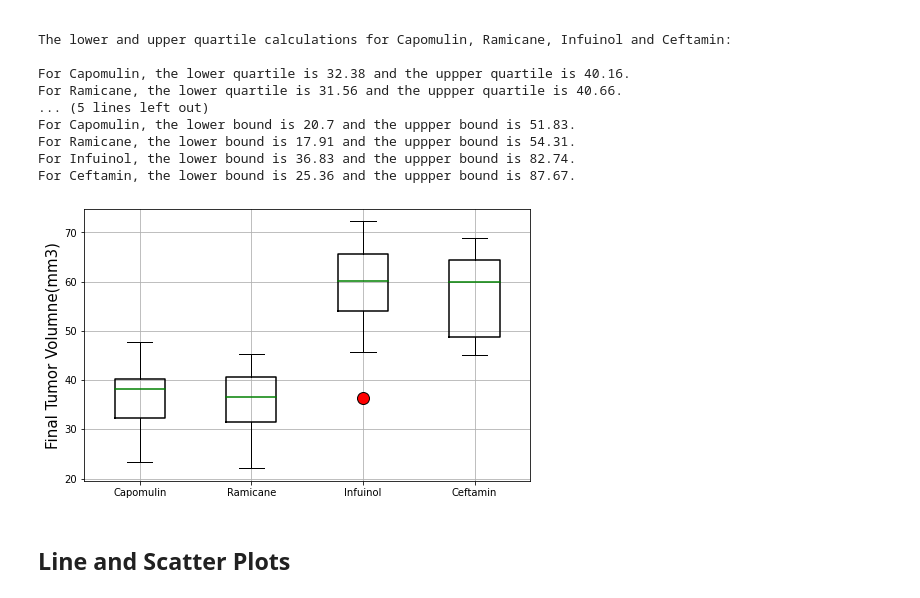
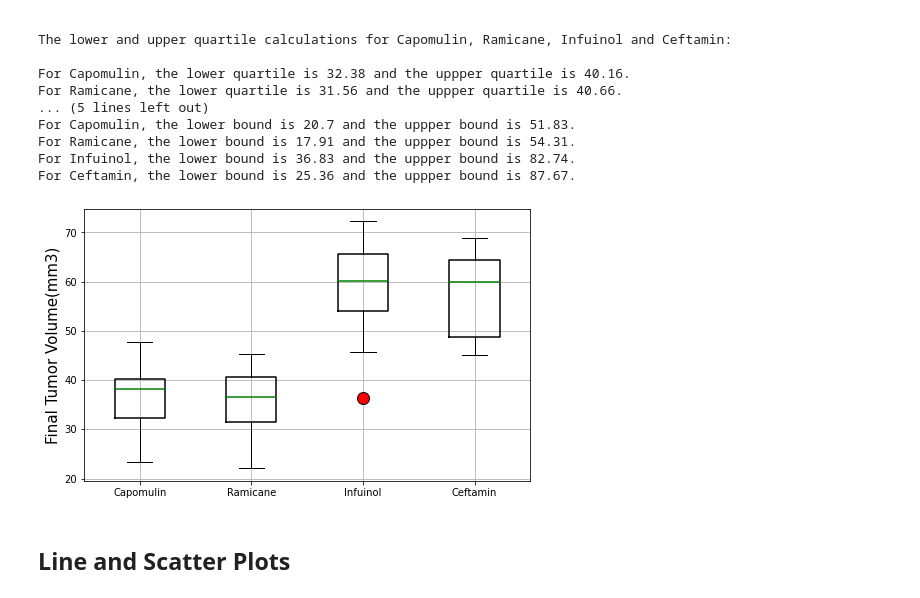
Before and after one commit to lcswsher/Matplotlib_challenge, a Jupyter notebook: pymaceuticals_starter.ipynb, the cells around one changed output. Cells and saved outputs as stored; diff of their text form; code cells hidden in the pictures.

```diff
--- a/pymaceuticals_starter.ipynb
+++ b/pymaceuticals_starter.ipynb
@@ -319,19 +321,19 @@ For Ceftamin, the lower bound is 25.36 and the uppper bound is 87.67.
 # %%
 # To generate a box plot of the final tumor volume of each mouse across four regimens of interest
 
 data_for_box_plot = (capomulin_max_tumor_vol_by_mouse, ramicane_max_tumor_vol_by_mouse, infubinol_max_tumor_vol_by_mouse,ceftamin_max_tumor_vol_by_mouse)
 treatment_regimens = ["Capomulin","Ramicane","Infuinol","Ceftamin"]
 outlier = dict(marker='o', markerfacecolor='r', markersize=12, linestyle='none', markeredgecolor='k')
 medianprops = dict(color="green",linewidth=1.5)
 boxprops = dict(color="black",linewidth=1.5)
 fig1, ax1 = plt.subplots(figsize=(8,5))
-ax1.set_ylabel("Final Tumor Volumne(mm3)", fontsize=15)
+ax1.set_ylabel("Final Tumor Volume(mm3)", fontsize=15)
 ax1.boxplot(data_for_box_plot, labels=treatment_regimens, flierprops=outlier, medianprops=medianprops, boxprops=boxprops)
 ax1.xaxis.grid(True)
 ax1.yaxis.grid(True)
 plt.show()
 # %% [output]
-[figure, old version]
+[figure, new version]
 # %% [markdown]
 ## Line and Scatter Plots
 # %%
```
Also changed, not shown: parts of 2 cells of this notebook, 1 other file.
